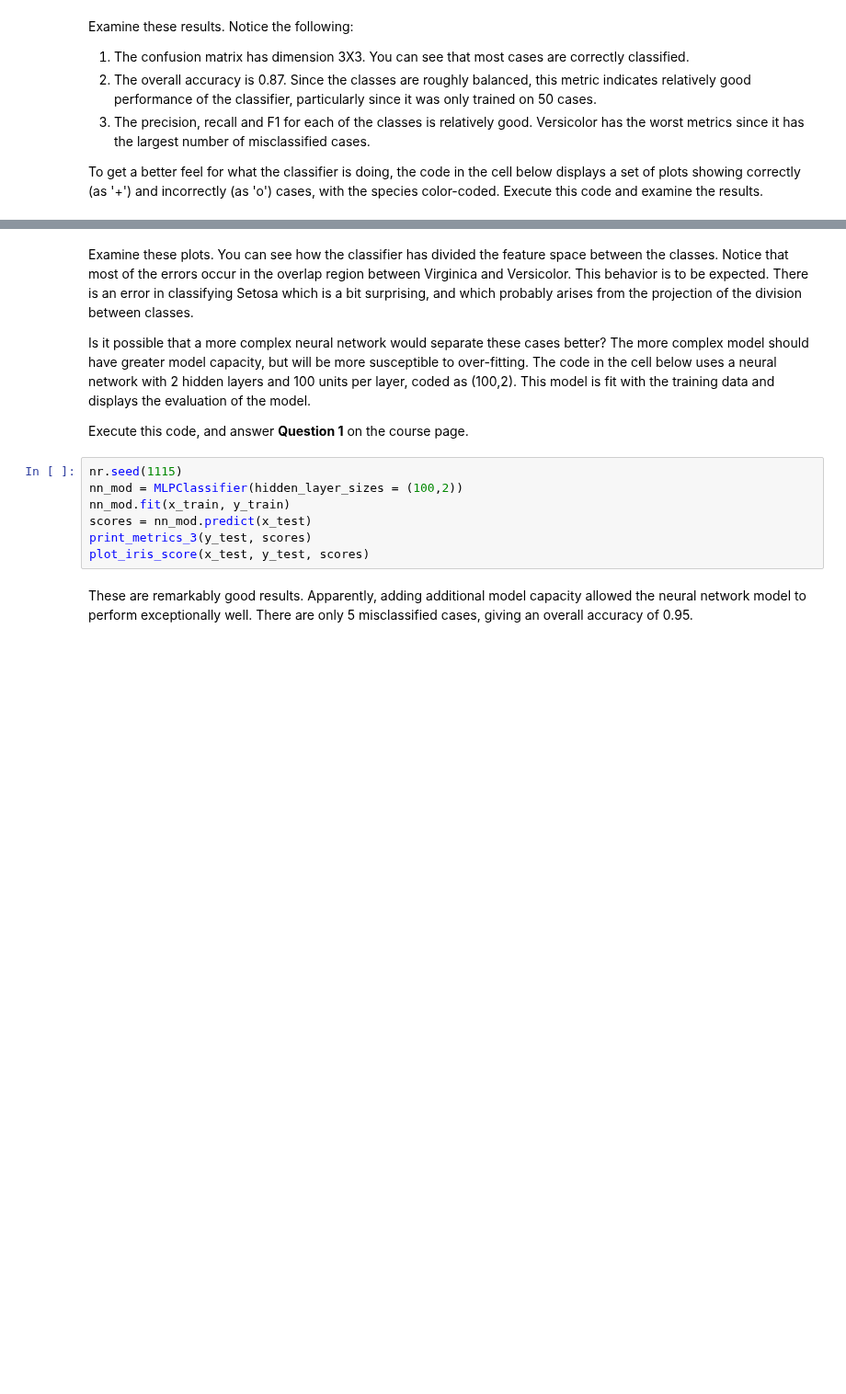
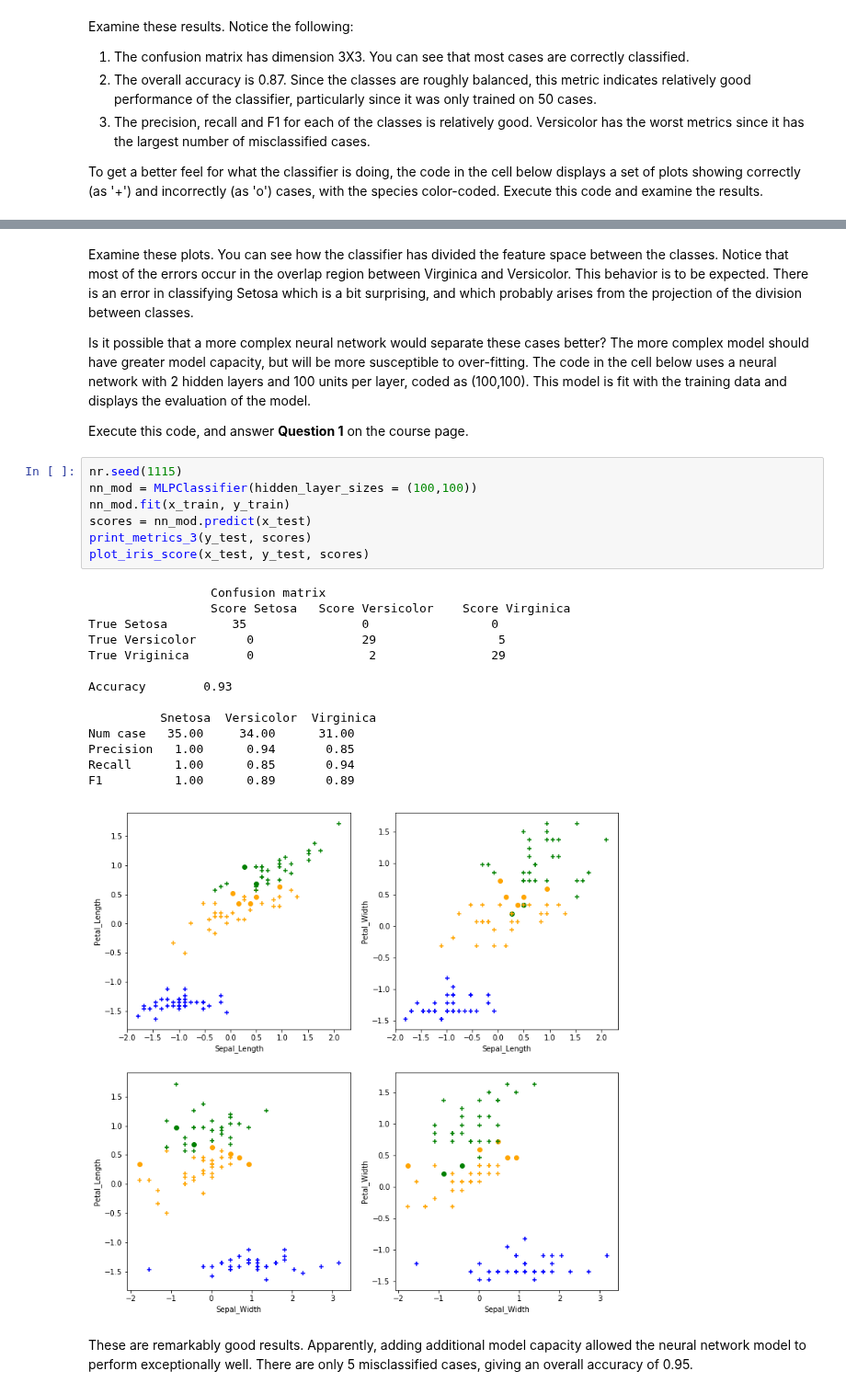
Before and after one commit to syslin/-MicrosoftLearning-Principles-of-Machine-Learning-Python, a Jupyter notebook: Module6/NeuralNetwoks.ipynb, the cells around one changed output, grey strips where cells are left out. Shown at 92% size. Saved outputs shown, nothing was run; the diff lists cells and outputs as text; blank space fills up the shorter version.

Commit message:
Fixed bug in specification of 2 layer NN

```diff
--- a/Module6/NeuralNetwoks.ipynb
+++ b/Module6/NeuralNetwoks.ipynb
@@ -175,16 +201,31 @@ plot_iris_score(x_test, y_test, scores)
 # %% [markdown]
 Examine these plots. You can see how the classifier has divided the feature space between the classes. Notice that most of the errors occur in the overlap region between Virginica and Versicolor. This behavior is to be expected. There is an error in classifying Setosa which is a bit surprising, and which probably arises from the projection of the division between classes.
 
-Is it possible that a more complex neural network would separate these cases better? The more complex model should have greater model capacity, but will be more susceptible to over-fitting. The code in the cell below uses a neural network with 2 hidden layers and 100 units per layer, coded as (100,2). This model is fit with the training data and displays the evaluation of the model.
+Is it possible that a more complex neural network would separate these cases better? The more complex model should have greater model capacity, but will be more susceptible to over-fitting. The code in the cell below uses a neural network with 2 hidden layers and 100 units per layer, coded as (100,100). This model is fit with the training data and displays the evaluation of the model.
 
 Execute this code, and answer **Question 1** on the course page.
 # %%
 nr.seed(1115)
-nn_mod = MLPClassifier(hidden_layer_sizes = (100,2))
+nn_mod = MLPClassifier(hidden_layer_sizes = (100,100))
 nn_mod.fit(x_train, y_train)
 scores = nn_mod.predict(x_test)
 print_metrics_3(y_test, scores)
 plot_iris_score(x_test, y_test, scores)
+# %% [output]
+                 Confusion matrix
+                 Score Setosa   Score Versicolor    Score Virginica
+True Setosa         35                0                 0
+True Versicolor       0               29                 5
+True Vriginica        0                2                29
+
+Accuracy        0.93
+
+          Snetosa  Versicolor  Virginica
+Num case   35.00     34.00      31.00
+Precision   1.00      0.94       0.85
+Recall      1.00      0.85       0.94
+F1          1.00      0.89       0.89
+[figure, added]
 # %% [markdown]
 These are remarkably good results. Apparently, adding additional model capacity allowed the neural network model to perform exceptionally well. There are only 5 misclassified cases, giving an overall accuracy of 0.95.
 # %% [markdown]
```
Also changed, not shown: parts of 9 cells of this notebook.
